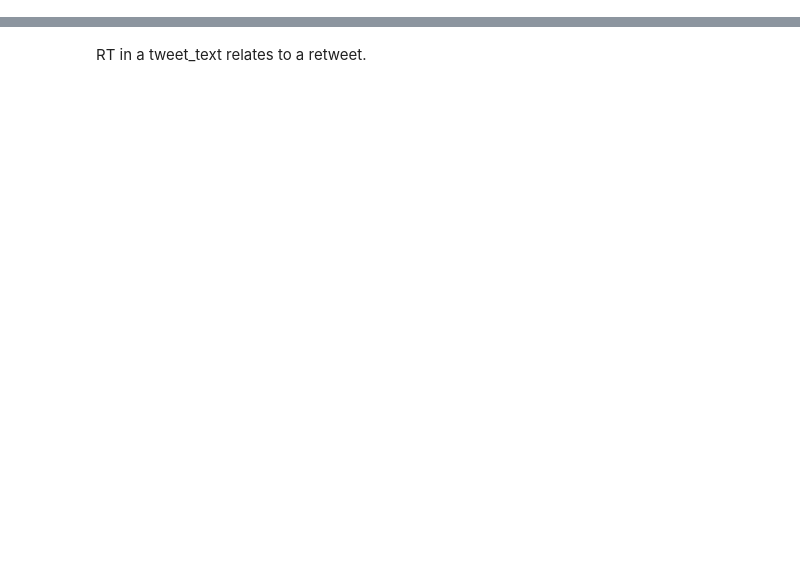
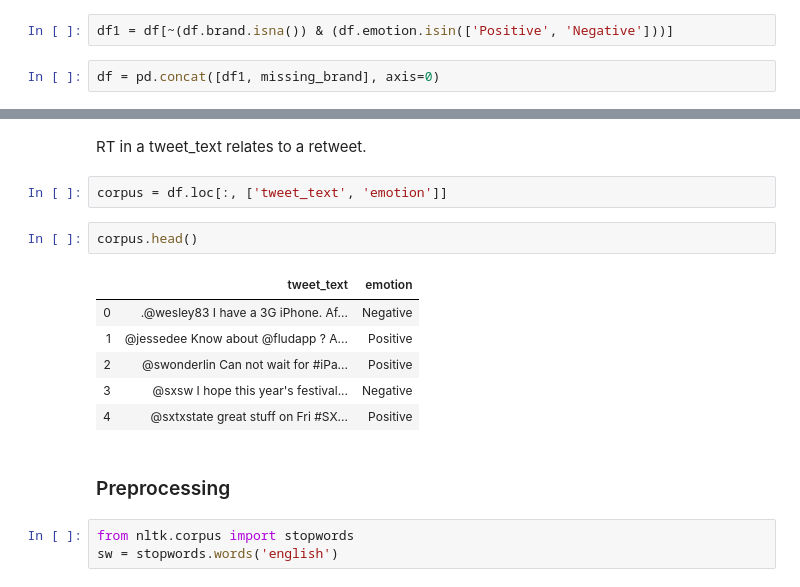
Before and after one commit to luluvalakdawala/NLP_for_tweet_sentiments, a Jupyter notebook: notebooks/exploratory/01_data_exploration.ipynb, the cells around one changed output, grey strips where cells are left out. Cells and saved outputs as stored; diff of their text form; blank space fills up the shorter version.

Commit message:
started preprocessing

```diff
--- a/notebooks/exploratory/01_data_exploration.ipynb
+++ b/notebooks/exploratory/01_data_exploration.ipynb
@@ -194,0 +189,4 @@ Name: 9054, dtype: object
+# %%
+df1 = df[~(df.brand.isna()) & (df.emotion.isin(['Positive', 'Negative']))]
+# %%
+df = pd.concat([df1, missing_brand], axis=0)
@@ -195,2 +204,18 @@ Name: 9054, dtype: object
 # %% [markdown]
 RT in a tweet_text relates to a retweet.
+# %%
+corpus = df.loc[:, ['tweet_text', 'emotion']]
+# %%
+corpus.head()
+# %% [output]
+|  | tweet_text | emotion |
+| 0 | .@wesley83 I have a 3G iPhone. Af... | Negative |
+| 1 | @jessedee Know about @fludapp ? A... | Positive |
+| 2 | @swonderlin Can not wait for #iPa... | Positive |
+| 3 | @sxsw I hope this year's festival... | Negative |
+| 4 | @sxtxstate great stuff on Fri #SX... | Positive |
+# %% [markdown]
+### Preprocessing
+# %%
+from nltk.corpus import stopwords
+sw = stopwords.words('english')
```
Also changed, not shown: parts of 3 cells of this notebook.
